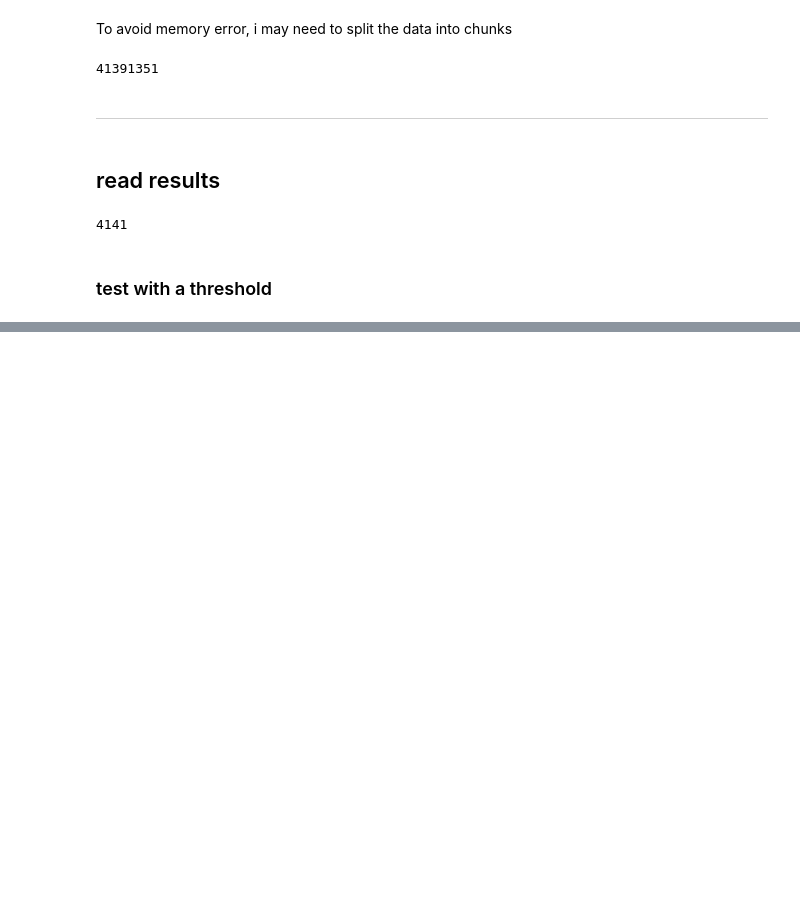
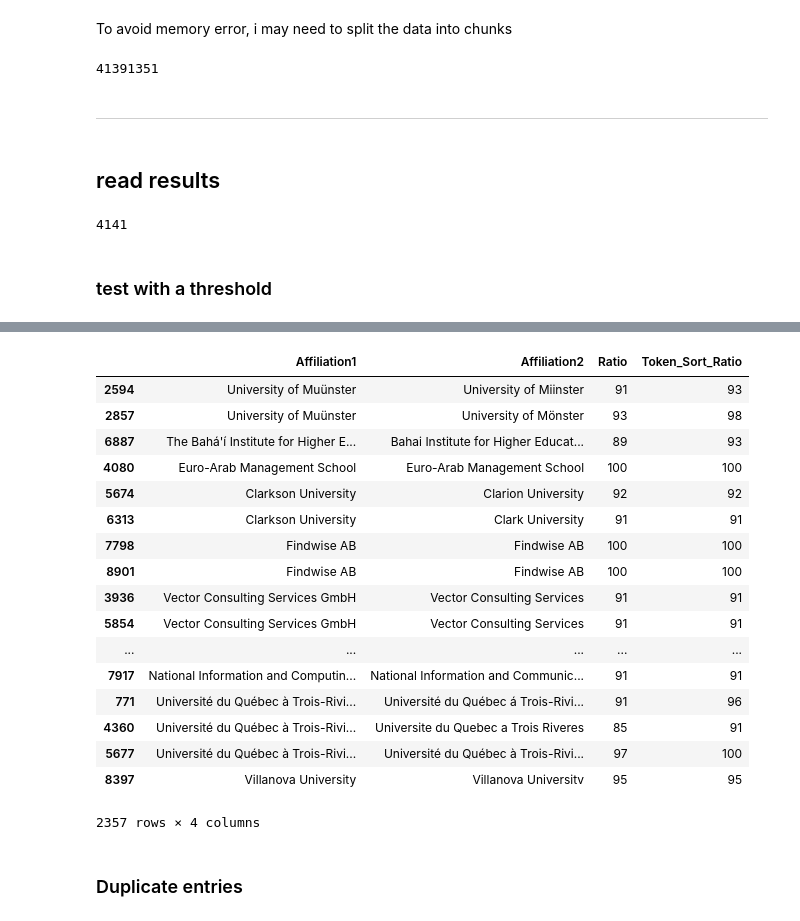
Before and after one commit to yihuiwang96/ais, a Jupyter notebook: duplicate_affiliation.ipynb, the cells around one changed output, grey strips where cells are left out. Saved outputs shown, nothing was run; the diff lists cells and outputs as text; code cells hidden in the pictures; blank space fills up the shorter version.

```diff
--- a/duplicate_affiliation.ipynb
+++ b/duplicate_affiliation.ipynb
@@ -192,0 +194,12 @@ to be continued
+# %%
+df_aff_90_1 = pd.DataFrame()
+df_tmp = pd.DataFrame()
+for i in range(2140):
+    fname = file_l[i]
+    #print(fname,i)
+    tmp_df = pd.read_csv(fname)
+    #tmp_df.head(2)
+    df_tmp = tmp_df.query('Ratio>@thres or Token_Sort_Ratio>@thres')
+    df_aff_90_1 = df_aff_90_1.append(df_tmp)
+    #print(fname)
+    i += 1
@@ -192,0 +224,34 @@ to be continued
+# %%
+df_aff_90_2 = pd.DataFrame()
+df_tmp = pd.DataFrame()
+for i in range(2141,4140):
+    fname = file_l[i]
+    tmp_df = pd.read_csv(fname)
+    #tmp_df.head(2)
+    df_tmp = tmp_df.query('Ratio>@thres or Token_Sort_Ratio>@thres')
+    df_aff_90_2 = df_aff_90_2.append(df_tmp)
+    #print(fname)
+    i += 1
+# %%
+df_aff_90 = pd.concat([df_aff_90_1,df_aff_90_2])
+# %%
+df_aff_90
+# %% [output]
+|  | Affiliation1 | Affiliation2 | Ratio | Token_Sort_Ratio |
+| 2594 | University of Muünster | University of Miinster | 91 | 93 |
+| 2857 | University of Muünster | University of Mönster | 93 | 98 |
+| 6887 | The Bahá'í Institute for Higher E... | Bahai Institute for Higher Educat... | 89 | 93 |
+| 4080 | Euro-Arab Management School | Euro-Arab Management School | 100 | 100 |
+| 5674 | Clarkson University | Clarion University | 92 | 92 |
+| 6313 | Clarkson University | Clark University | 91 | 91 |
+| 7798 | Findwise AB | Findwise AB | 100 | 100 |
+| 8901 | Findwise AB | Findwise AB | 100 | 100 |
+| 3936 | Vector Consulting Services GmbH | Vector Consulting Services | 91 | 91 |
+| 5854 | Vector Consulting Services GmbH | Vector Consulting Services | 91 | 91 |
+| ... | ... | ... | ... | ... |
+| 7917 | National Information and Computin... | National Information and Communic... | 91 | 91 |
+| 771 | Université du Québec à Trois-Rivi... | Université du Québec á Trois-Rivi... | 91 | 96 |
+| 4360 | Université du Québec à Trois-Rivi... | Universite du Quebec a Trois Riveres | 85 | 91 |
+| 5677 | Université du Québec à Trois-Rivi... | Université du Québec à Trois-Rivi... | 97 | 100 |
+| 8397 | Villanova University | Villanova Universitv | 95 | 95 |
+2357 rows × 4 columns
@@ -192,0 +262,2 @@ to be continued
+# %% [markdown]
+### Duplicate entries
```
Also changed, not shown: parts of 37 cells of this notebook, 2 other files.
